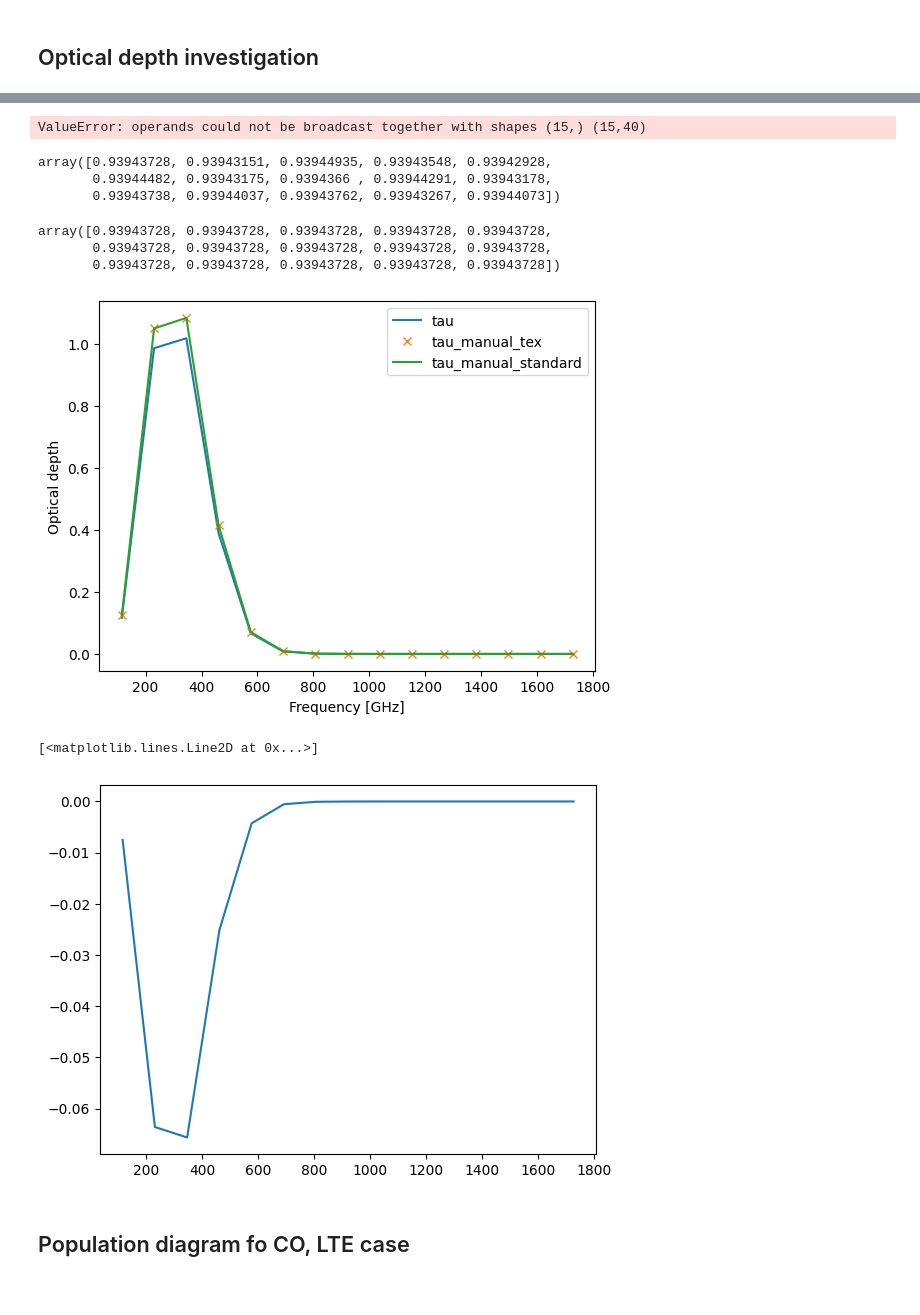
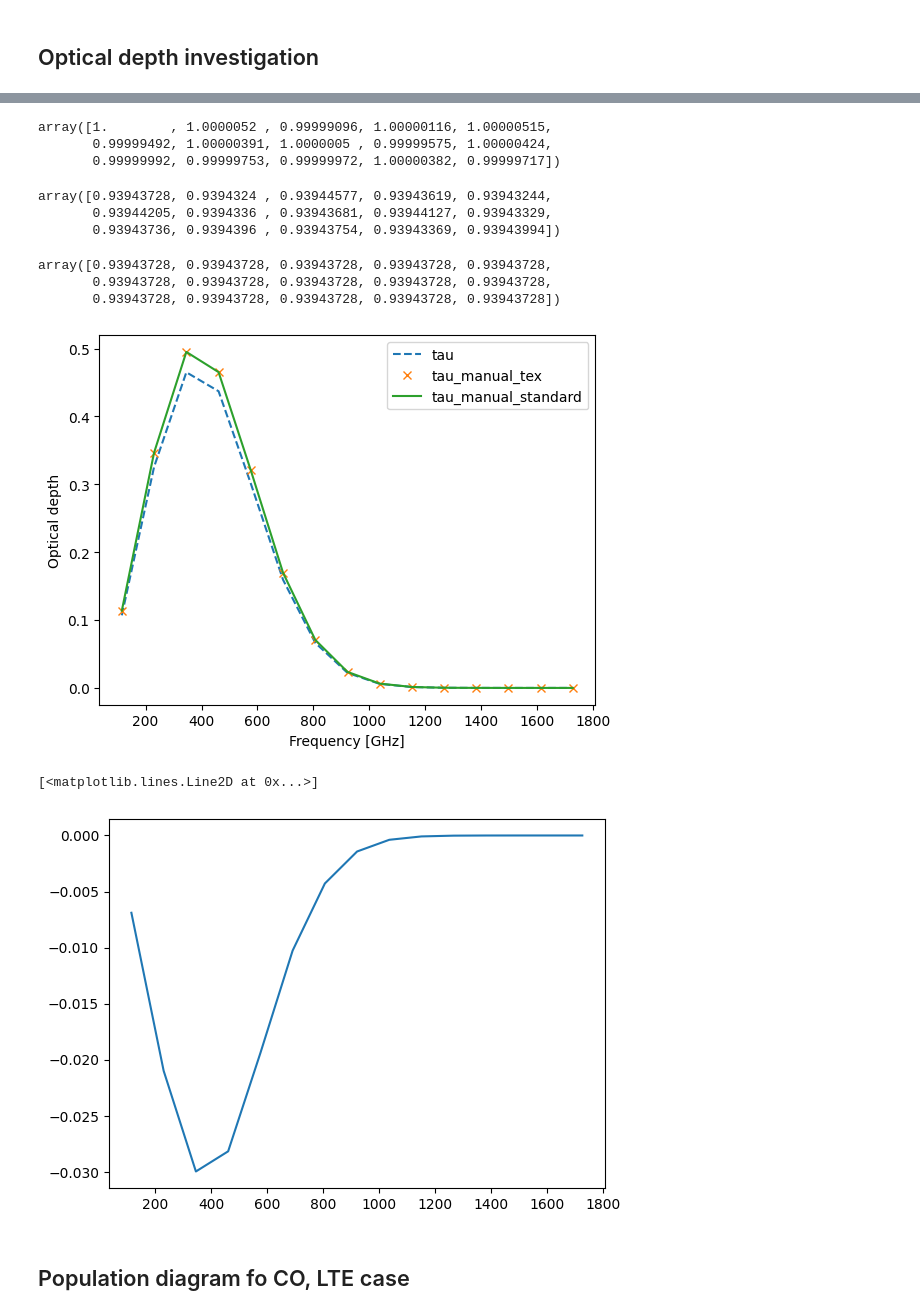
Before and after one commit to aleksej-rodano/phas0052_project, a Jupyter notebook: pythonradex_clean.ipynb, the cells around one changed output, grey strips where cells are left out. Drawn from its saved outputs; the diff is of its cells as text; code cells hidden in the pictures.

Commit message:
Implement new optical depth function in pythonradex and new flux/ density flux ordering, new starting position walker correction

```diff
--- a/pythonradex_clean.ipynb
+++ b/pythonradex_clean.ipynb
@@ -252,21 +252,21 @@ def extract_and_calculate(cloud_name, data_of_molecule, colum_density_species, w
     # print("len of Nu:", len(Nu))
     # print("len of Nl:", len(Nl))
 
-    # calculate the optical depth manually, use kinetic temperature of the cloud
+    # calculate the optical depth, using approximation that line profile function is approximately 1/2 FWHM
+    tau_manual_standard = (
+        (constants.c**2 / (8 * np.pi * nu0_array**2))
+        * Aul
+        * ((Nl * g_weigth[1:] / g_weigth[:-1]) - Nu)
+        / FWHM_each_transition
+    )
+
+    # use phi_nu function to calculate the optical depth
     # tau_manual_standard = (
     #     (constants.c**2 / (8 * np.pi * nu0_array**2))
     #     * Aul
+    #     * phi_nu_gaussian(nu0_array, FWHM_each_transition)
     #     * ((Nl * g_weigth[1:] / g_weigth[:-1]) - Nu)
-    #     / FWHM_each_transition
     # )
-
-    # use phi_nu function to calculate the optical depth
-    tau_manual_standard = (
-        (constants.c**2 / (8 * np.pi * nu0_array**2))
-        * Aul
-        * phi_nu_gaussian(nu0_array, FWHM_each_transition)
-        * ((Nl * g_weigth[1:] / g_weigth[:-1]) - Nu)
-    )
 
     # calculate the optical depth manually, use exitation temperature of the levels
     tau_manual_tex = ((constants.h * Nu * Bul * nu0_array) / (FWHM_each_transition * (np.pi * 4))) * (
@@ -383,13 +358,15 @@ array([[5.83776235e-02, 4.93272046e-01, 5.09282245e-01, 1.94841706e-01,
 # %%
 tau_manual_tex / tau_manual_std
 # %% [output]
-ValueError: operands could not be broadcast together with shapes (15,) (15,40)
+array([1.        , 1.0000052 , 0.99999096, 1.00000116, 1.00000515,
+       0.99999492, 1.00000391, 1.0000005 , 0.99999575, 1.00000424,
+       0.99999992, 0.99999753, 0.99999972, 1.00000382, 0.99999717])
 # %%
 tauCo / tau_manual_tex
 # %% [output]
-array([0.93943728, 0.93943151, 0.93944935, 0.93943548, 0.93942928,
-       0.93944482, 0.93943175, 0.9394366 , 0.93944291, 0.93943178,
-       0.93943738, 0.93944037, 0.93943762, 0.93943267, 0.93944073])
+array([0.93943728, 0.9394324 , 0.93944577, 0.93943619, 0.93943244,
+       0.93944205, 0.9394336 , 0.93943681, 0.93944127, 0.93943329,
+       0.93943736, 0.9394396 , 0.93943754, 0.93943369, 0.93943994])
 # %%
 tauCo / tau_manual_std
 # %% [output]
@@ -398,23 +375,23 @@ array([0.93943728, 0.93943728, 0.93943728, 0.93943728, 0.93943728,
        0.93943728, 0.93943728, 0.93943728, 0.93943728, 0.93943728])
 # %%
 # plot the optical depth
-plt.plot(nu0_arrayCo / constants.giga, tauCo, label="tau")
+plt.plot(nu0_arrayCo / constants.giga, tauCo, "--", label="tau")
 plt.plot(nu0_arrayCo / constants.giga, tau_manual_tex, "x", label="tau_manual_tex")
 plt.plot(nu0_arrayCo / constants.giga, tau_manual_std, label="tau_manual_standard")
 
 
 plt.xlabel("Frequency [GHz]")
 plt.ylabel("Optical depth")
 plt.legend()
 plt.show()
 # %% [output]
-[figure, old version]
+[figure, new version]
 # %%
 # plot the difference between the two methods
 plt.plot(nu0_arrayCo / constants.giga, tauCo - tau_manual_tex, label="tau - tau_manual")
 # %% [output]
 [<matplotlib.lines.Line2D at 0x...>]
-[figure, old version]
+[figure, new version]
 # %% [markdown]
 ## Population diagram fo CO, LTE case
 # %%
```
Also changed, not shown: parts of 29 cells of this notebook, 1 other file.
